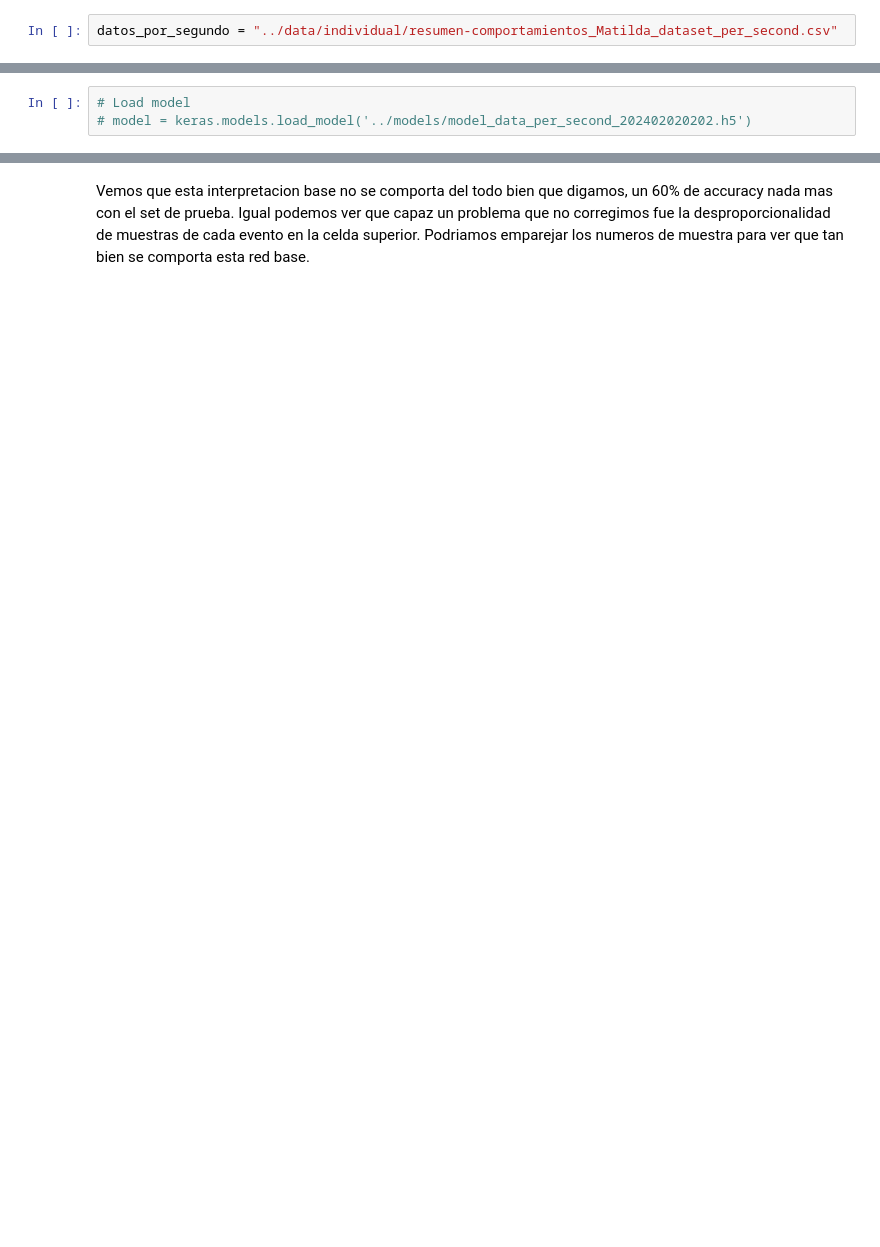
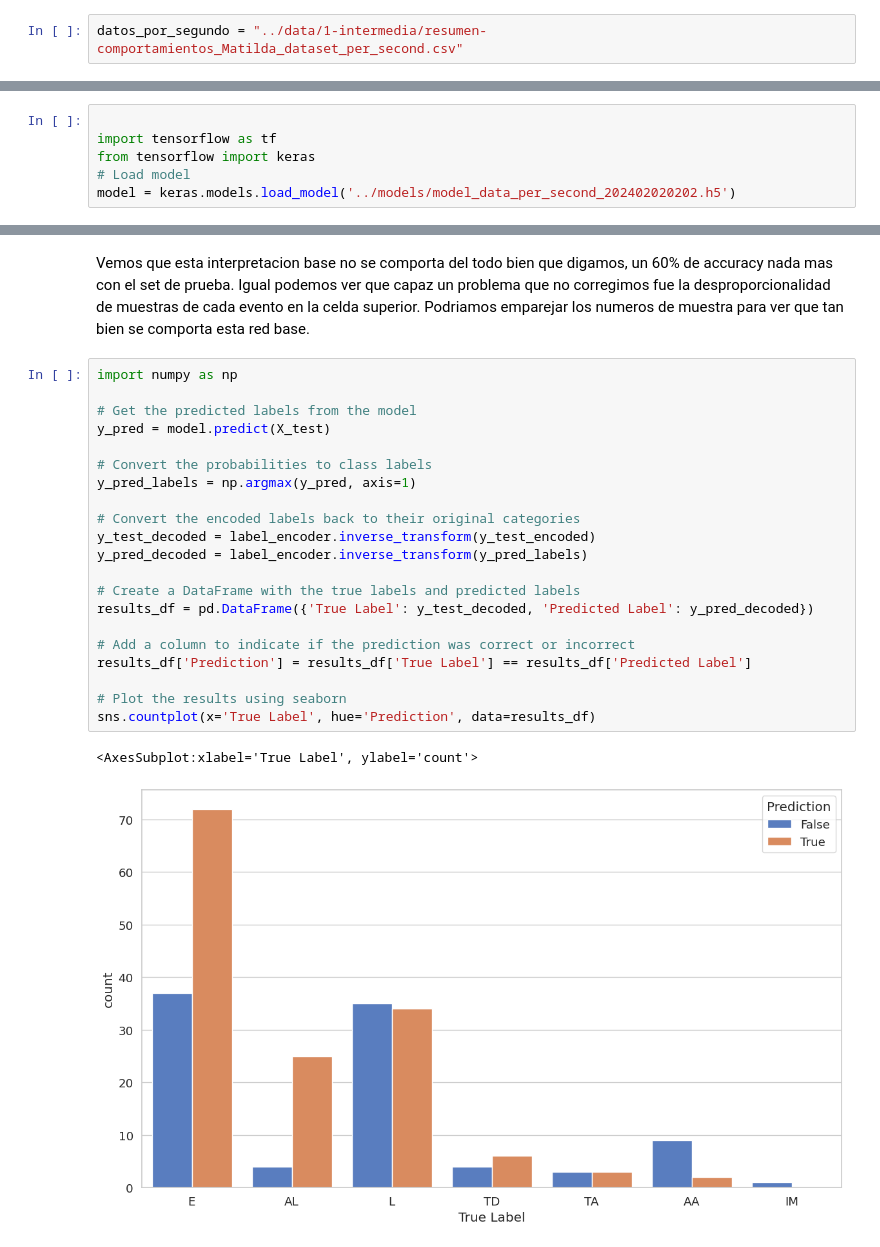
Before and after one commit to jbaez-utn/rnr-meleros, a Jupyter notebook: notebooks/model_data_per_second_tf.ipynb, the cells around one changed output, grey strips where cells are left out. Cells and saved outputs as stored; diff of their text form; blank space fills up the shorter version.

Commit message:
Refactor estructura. Plots modelo dps

```diff
--- a/dev-notebooks/model_data_per_second_tf.ipynb
+++ b/notebooks/model_data_per_second_tf.ipynb
@@ -21,7 +21,7 @@ np.random.seed(RANDOM_SEED)
 # %% [markdown]
 Procedemos entontes a la carga y preprocesado de datos.
 # %%
-datos_por_segundo = "../data/individual/resumen-comportamientos_Matilda_dataset_per_second.csv"
+datos_por_segundo = "../data/1-intermedia/resumen-comportamientos_Matilda_dataset_per_second.csv"
 # %% [markdown]
 Comenzamos analizando los datos de entrada. Revisamos el tamaño, la forma y las columnas que tiene.
 # %%
@@ -258,5 +258,8 @@ model.save("../models/model_data_per_second_" + datetime.datetime.now().strftime
 ## Training checkpoint!
 Arriba se guardo el modelo recientemente entrenado, salido del horno... Desde aca en adelante podemos cargarlo para revisarlo mejor. (o no, si ya estaba cargado)
 # %%
+
+import tensorflow as tf
+from tensorflow import keras
 # Load model
-# model = keras.models.load_model('../models/model_data_per_second_202402020202.h5')
+model = keras.models.load_model('../models/model_data_per_second_202402020202.h5')
@@ -282,2 +280,26 @@ model.evaluate(X_test, y_test_encoded)
 # %% [markdown]
 Vemos que esta interpretacion base no se comporta del todo bien que digamos, un 60% de accuracy nada mas con el set de prueba. Igual podemos ver que capaz un problema que no corregimos fue la desproporcionalidad de muestras de cada evento en la celda superior. Podriamos emparejar los numeros de muestra para ver que tan bien se comporta esta red base.
+# %%
+import numpy as np
+
+# Get the predicted labels from the model
+y_pred = model.predict(X_test)
+
+# Convert the probabilities to class labels
+y_pred_labels = np.argmax(y_pred, axis=1)
+
+# Convert the encoded labels back to their original categories
+y_test_decoded = label_encoder.inverse_transform(y_test_encoded)
+y_pred_decoded = label_encoder.inverse_transform(y_pred_labels)
+
+# Create a DataFrame with the true labels and predicted labels
+results_df = pd.DataFrame({'True Label': y_test_decoded, 'Predicted Label': y_pred_decoded})
+
+# Add a column to indicate if the prediction was correct or incorrect
+results_df['Prediction'] = results_df['True Label'] == results_df['Predicted Label']
+
+# Plot the results using seaborn
+sns.countplot(x='True Label', hue='Prediction', data=results_df)
+# %% [output]
+<AxesSubplot:xlabel='True Label', ylabel='count'>
+[figure, added]
```
Also changed, not shown: parts of 3 cells of this notebook, 21 other files.
